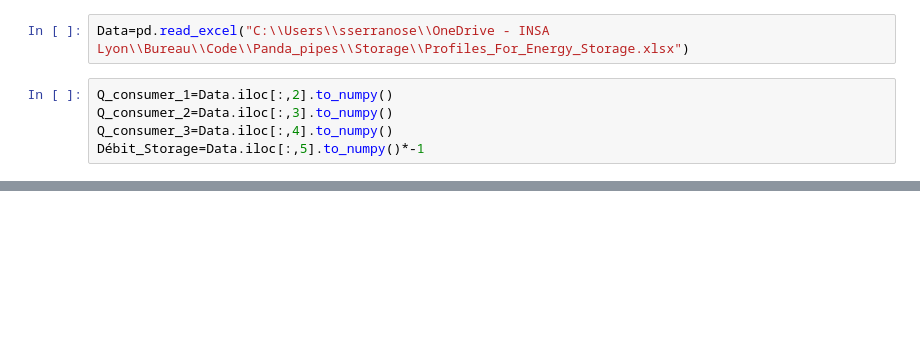
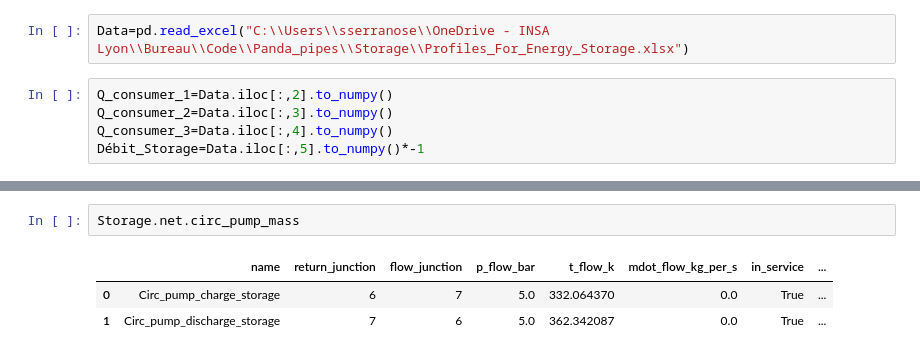
Before and after one commit to SerranoScope/Reduced_simulation, a Jupyter notebook: Storage/Storage_Thermocline.ipynb, the cells around one changed output, grey strips where cells are left out. Cells and saved outputs as stored; diff of their text form; blank space fills up the shorter version.

```diff
--- a/Storage/Storage_Thermocline.ipynb
+++ b/Storage/Storage_Thermocline.ipynb
@@ -384,0 +423,6 @@ for i in range(len(Débit_Storage)):
+# %%
+Storage.net.circ_pump_mass
+# %% [output]
+|  | name | return_junction | flow_junction | p_flow_bar | t_flow_k | mdot_flow_kg_per_s | in_service | ... |
+| 0 | Circ_pump_charge_storage | 6 | 7 | 5.0 | 332.064370 | 0.0 | True | ... |
+| 1 | Circ_pump_discharge_storage | 7 | 6 | 5.0 | 362.342087 | 0.0 | True | ... |
```
Also changed, not shown: parts of 11 cells of this notebook, 2 other files.
